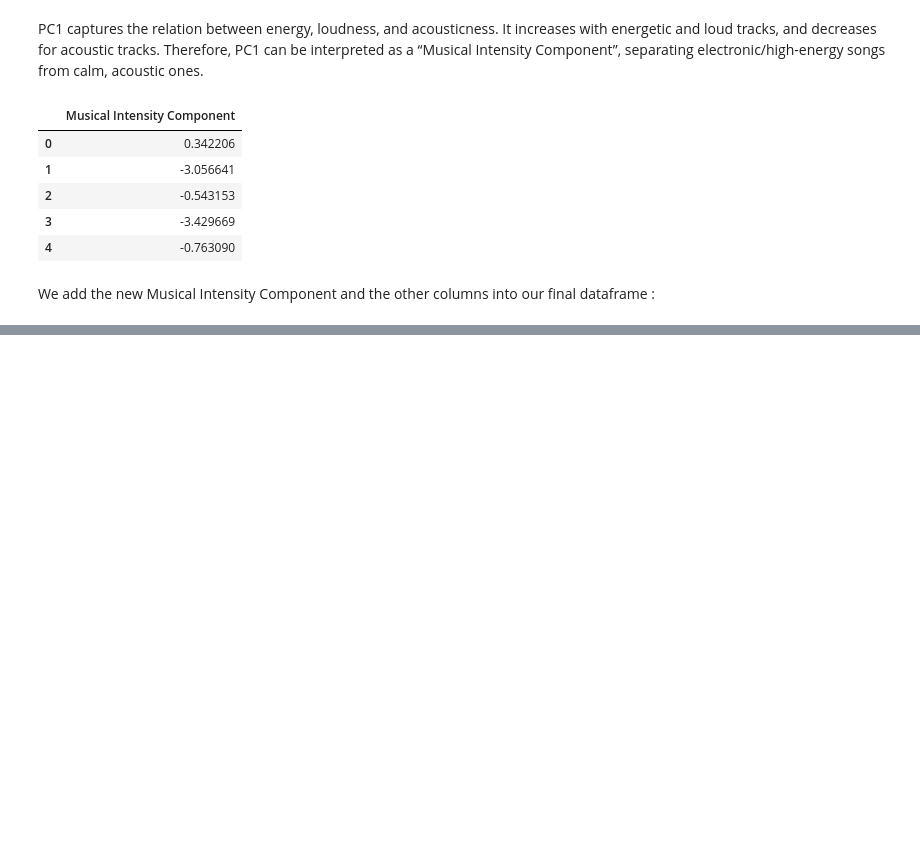
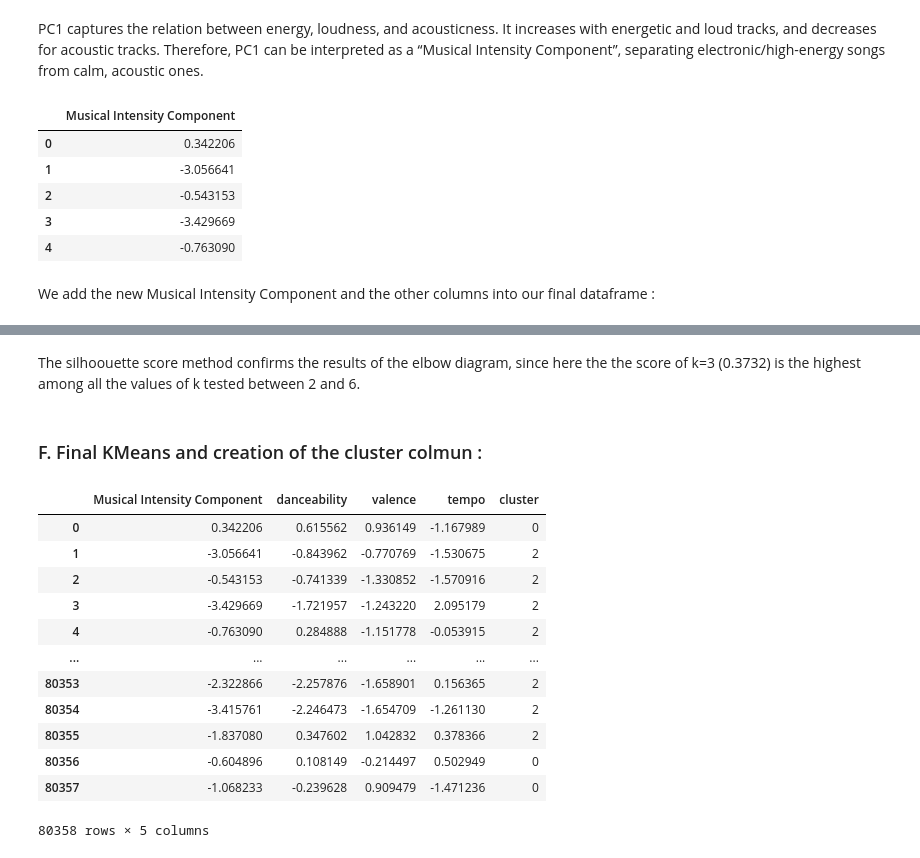
Before and after one commit to LorisCacciottolo/Machine-learning-project, a Jupyter notebook: ML_Project/Spotify_track_project.ipynb, the cells around one changed output, grey strips where cells are left out. Saved outputs shown, nothing was run; the diff lists cells and outputs as text; code cells hidden in the pictures; blank space fills up the shorter version.

```diff
--- a/ML_Project/Spotify_track_project.ipynb
+++ b/ML_Project/Spotify_track_project.ipynb
@@ -510,0 +580,27 @@ df_final = pd.concat([
+# %% [markdown]
+The silhoouette score method confirms the results of the elbow diagram, since here the the score of k=3 (0.3732) is the highest among all the values of k tested between 2 and 6.
+# %% [markdown]
+### F. Final KMeans and creation of the cluster colmun :
+# %%
+km_final = KMeans(n_clusters=3, random_state=42, n_init='auto')
+
+cluster_labels = km_final.fit_predict(X)
+
+## creation of the cluster column
+df_final['cluster'] = cluster_labels
+
+df_final
+# %% [output]
+|  | Musical Intensity Component | danceability | valence | tempo | cluster |
+| 0 | 0.342206 | 0.615562 | 0.936149 | -1.167989 | 0 |
+| 1 | -3.056641 | -0.843962 | -0.770769 | -1.530675 | 2 |
+| 2 | -0.543153 | -0.741339 | -1.330852 | -1.570916 | 2 |
+| 3 | -3.429669 | -1.721957 | -1.243220 | 2.095179 | 2 |
+| 4 | -0.763090 | 0.284888 | -1.151778 | -0.053915 | 2 |
+| ... | ... | ... | ... | ... | ... |
+| 80353 | -2.322866 | -2.257876 | -1.658901 | 0.156365 | 2 |
+| 80354 | -3.415761 | -2.246473 | -1.654709 | -1.261130 | 2 |
+| 80355 | -1.837080 | 0.347602 | 1.042832 | 0.378366 | 2 |
+| 80356 | -0.604896 | 0.108149 | -0.214497 | 0.502949 | 0 |
+| 80357 | -1.068233 | -0.239628 | 0.909479 | -1.471236 | 0 |
+80358 rows × 5 columns
```
Also changed, not shown: parts of 21 cells of this notebook.
